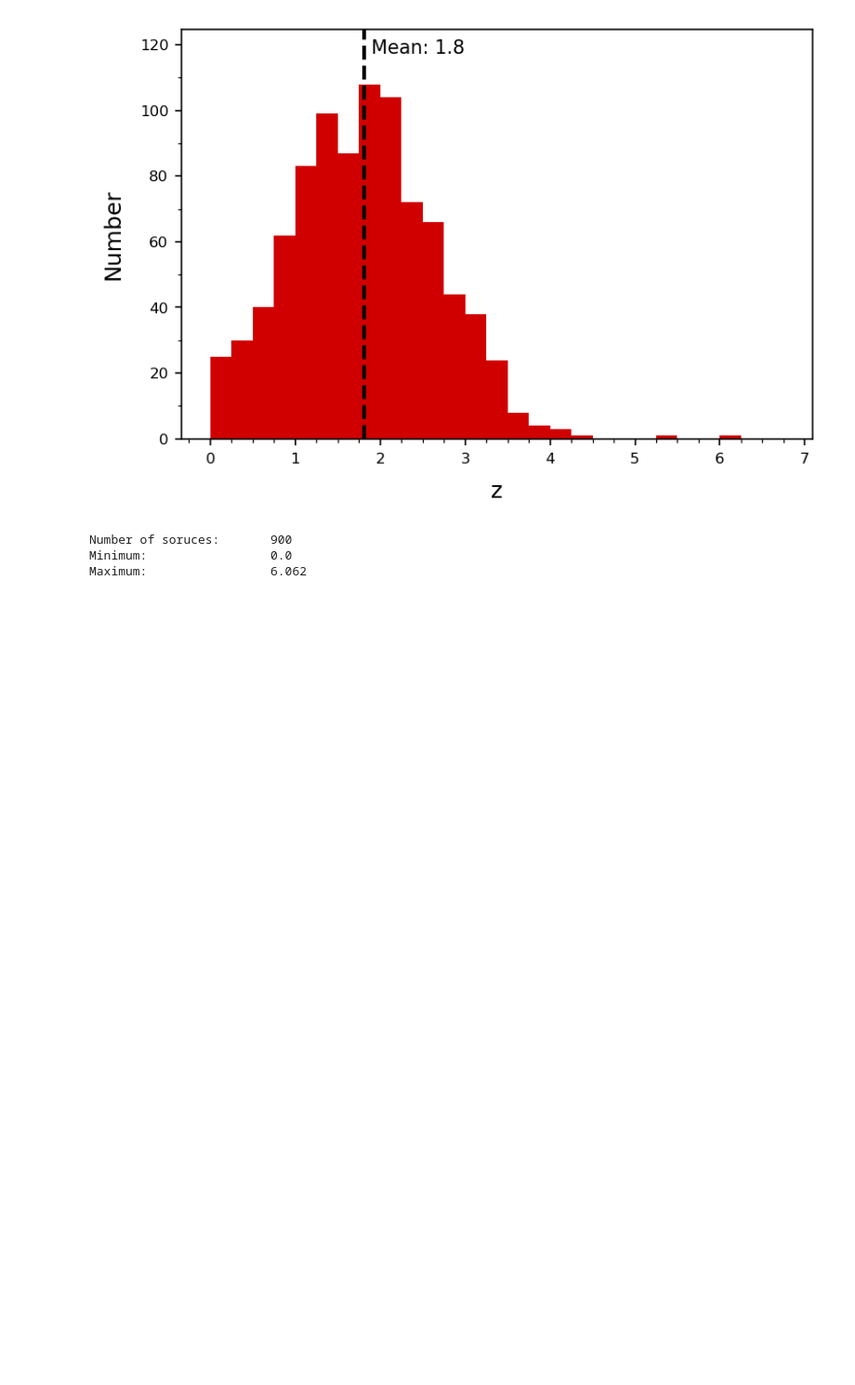
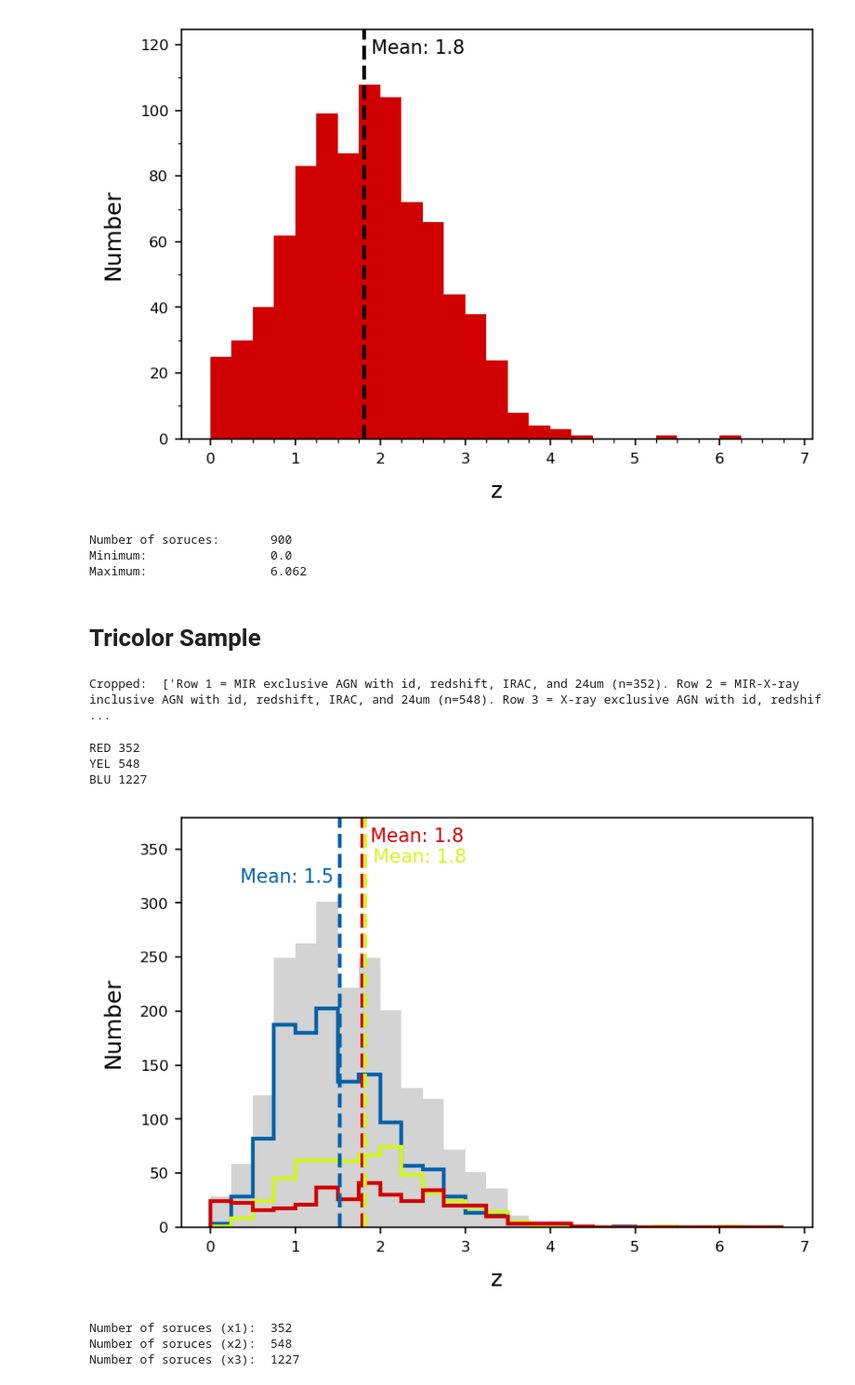
Before and after one commit to parallax-xallaraq/IfA-REU-Project, a Jupyter notebook: Code/v2_redshifts.ipynb, the cells around one changed output. Shown: that part at 93% size. Cells and saved outputs as stored; diff of their text form; code cells hidden in the pictures; blank space fills up the shorter version.

Commit message:
make hist of z for tricolor srcs

```diff
--- a/Code/v2_redshifts.ipynb
+++ b/Code/v2_redshifts.ipynb
@@ -131,3 +131,36 @@ RedshiftHist_one(agn_z[MIR], c=adp.c_ir, saveStr=adp.path_fig+'\\v2_zhist_MIRSel
 Number of soruces:       900
 Minimum:                 0.0
 Maximum:                 6.062
+# %% [markdown]
+# Tricolor Sample
+# %%
+# read AGN IDs
+agnIDs_tri = adp.ReadFile(adp.path_csv+'\\v2_AGNid_tricolor.csv')
+
+# convert agnIDs into list of integer numpy arrays
+agnIDs_tri_npArray = []
+for row in agnIDs_tri :
+    agnIDs_tri_npArray.append(np.array(row, dtype=int))
+
+# get dict of AGNs
+agnIDs_tri_dict = {
+    'RED' : agnIDs_tri_npArray[0],
+    'YEL' : agnIDs_tri_npArray[1],
+    'BLU' : agnIDs_tri_npArray[2]
+}
+# %% [output]
+Cropped:  ['Row 1 = MIR exclusive AGN with id, redshift, IRAC, and 24um (n=352). Row 2 = MIR-X-ray inclusive AGN with id, redshift, IRAC, and 24um (n=548). Row 3 = X-ray exclusive AGN with id, redshif ...
+# %%
+agn_z_tri = {}
+
+for key,val in agnIDs_tri_dict.items() :
+    # match redshift against AGN IDs
+    key_z_agn, key_agn_z = match.match(zID, val)
+    # get redshift array for AGN
+    agn_z_tri[key] = zZ[key_z_agn]
+    # print info
+    print(key, len(agn_z_tri[key]))
+# %% [output]
+RED 352
+YEL 548
+BLU 1227
@@ -133,0 +211,13 @@ Maximum:                 6.062
+# %%
+RedshiftHist_tri(
+    agn_z_tri['RED'], adp.c_ir,
+    agn_z_tri['YEL'], adp.c_ir_xray,
+    agn_z_tri['BLU'], adp.c_xray,
+    showSum=True,
+    saveStr=adp.path_fig+'\\v2_zhist_tri_zAll.png'
+)
+# %% [output]
+[figure, added]
+Number of soruces (x1):  352
+Number of soruces (x2):  548
+Number of soruces (x3):  1227
```
Also changed, not shown: parts of 2 cells of this notebook, 2 other files.
